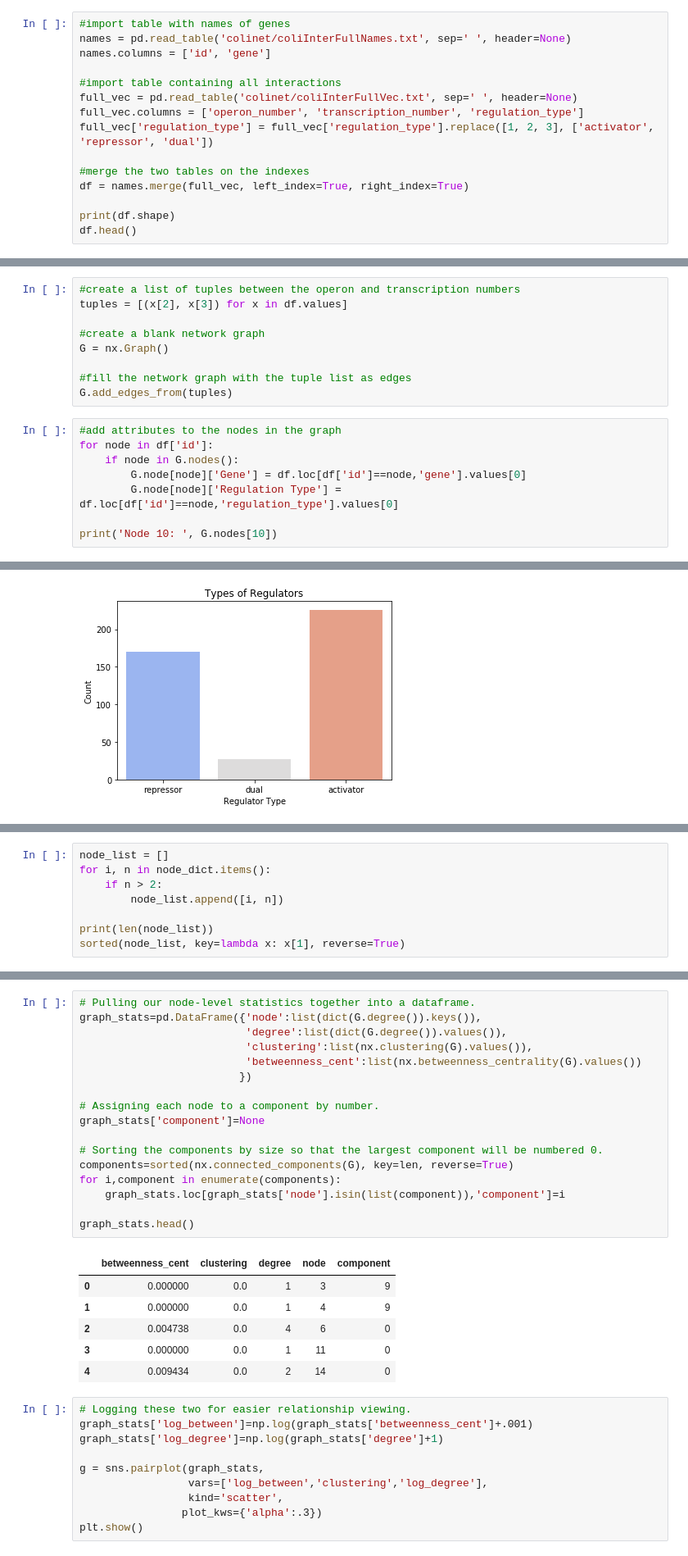
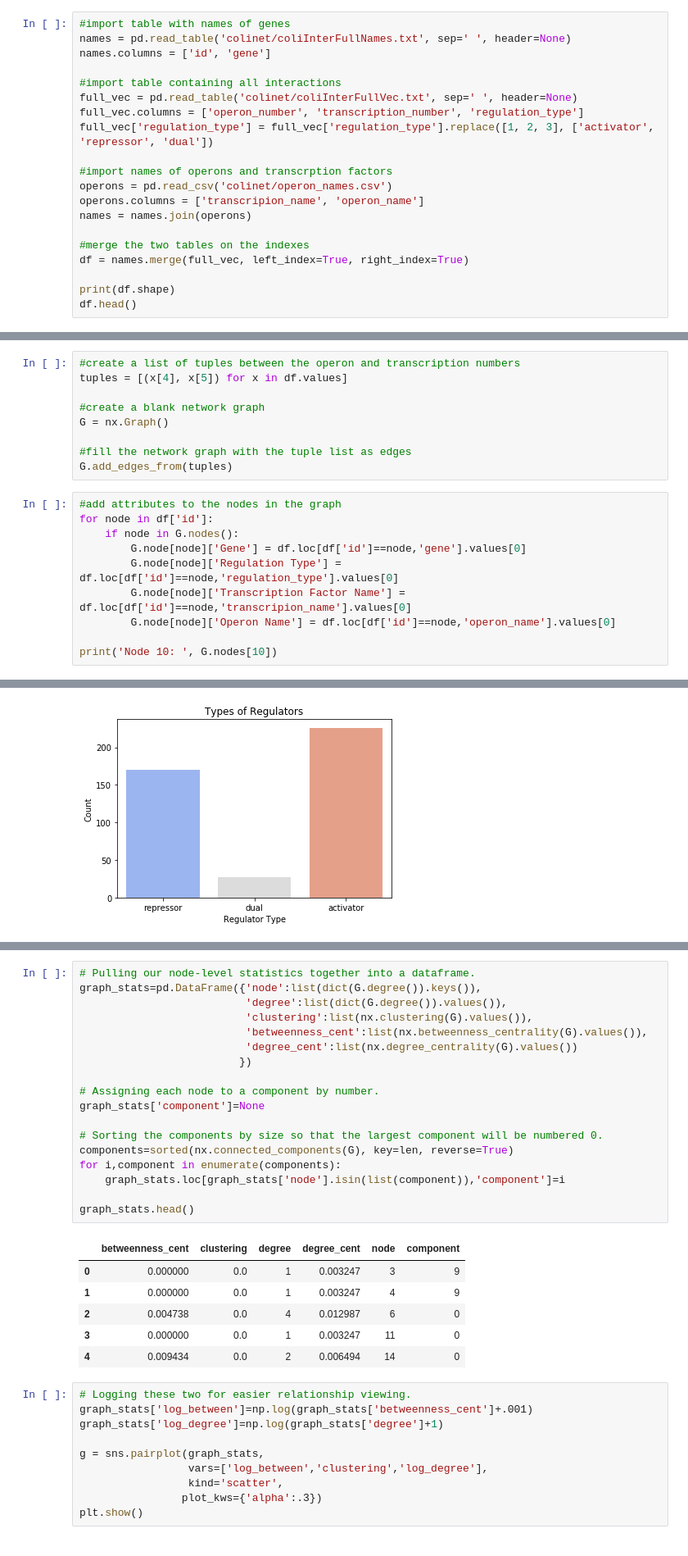
Before and after one commit to Trancefiend/Unit-6, a Jupyter notebook: Network Capstone 2.ipynb, the cells around one changed output, grey strips where cells are left out. Shown: that part at 82% size. Saved outputs shown, nothing was run; the diff lists cells and outputs as text.

```diff
--- a/Network Capstone 2.ipynb
+++ b/Network Capstone 2.ipynb
@@ -32,6 +32,11 @@ full_vec = pd.read_table('colinet/coliInterFullVec.txt', sep=' ', header=None)
 full_vec.columns = ['operon_number', 'transcription_number', 'regulation_type']
 full_vec['regulation_type'] = full_vec['regulation_type'].replace([1, 2, 3], ['activator', 'repressor', 'dual'])
 
+#import names of operons and transcrption factors
+operons = pd.read_csv('colinet/operon_names.csv')
+operons.columns = ['transcripion_name', 'operon_name']
+names = names.join(operons)
+
 #merge the two tables on the indexes
 df = names.merge(full_vec, left_index=True, right_index=True)
 
@@ -57,7 +64,7 @@ Unique transcription_number variables: 87
 Unique regulation_type variables: 3
 # %%
 #create a list of tuples between the operon and transcription numbers
-tuples = [(x[2], x[3]) for x in df.values]
+tuples = [(x[4], x[5]) for x in df.values]
 
 #create a blank network graph
 G = nx.Graph()
@@ -70,6 +77,8 @@ for node in df['id']:
     if node in G.nodes():
         G.node[node]['Gene'] = df.loc[df['id']==node,'gene'].values[0]
         G.node[node]['Regulation Type'] = df.loc[df['id']==node,'regulation_type'].values[0]
+        G.node[node]['Transcription Factor Name'] = df.loc[df['id']==node,'transcripion_name'].values[0]
+        G.node[node]['Operon Name'] = df.loc[df['id']==node,'operon_name'].values[0]
 
 print('Node 10: ', G.nodes[10])
 # %% [output]
@@ -141,11 +198,3 @@ plt.title('Connected components')
 plt.show()
 # %% [output]
 [figure]
-# %%
-node_list = []
-for i, n in node_dict.items():
-    if n > 2:
-        node_list.append([i, n])
-
-print(len(node_list))
-sorted(node_list, key=lambda x: x[1], reverse=True)
@@ -171,27 +201,28 @@ sorted(node_list, key=lambda x: x[1], reverse=True)
 # %%
 # Pulling our node-level statistics together into a dataframe.
 graph_stats=pd.DataFrame({'node':list(dict(G.degree()).keys()),
                           'degree':list(dict(G.degree()).values()),
                           'clustering':list(nx.clustering(G).values()),
-                          'betweenness_cent':list(nx.betweenness_centrality(G).values())
+                          'betweenness_cent':list(nx.betweenness_centrality(G).values()),
+                          'degree_cent':list(nx.degree_centrality(G).values())
                          })
 
 # Assigning each node to a component by number.
 graph_stats['component']=None
 
 # Sorting the components by size so that the largest component will be numbered 0.
 components=sorted(nx.connected_components(G), key=len, reverse=True)
 for i,component in enumerate(components):
     graph_stats.loc[graph_stats['node'].isin(list(component)),'component']=i
 
 graph_stats.head()
 # %% [output]
-|  | betweenness_cent | clustering | degree | node | component |
-| 0 | 0.000000 | 0.0 | 1 | 3 | 9 |
-| 1 | 0.000000 | 0.0 | 1 | 4 | 9 |
-| 2 | 0.004738 | 0.0 | 4 | 6 | 0 |
-| 3 | 0.000000 | 0.0 | 1 | 11 | 0 |
-| 4 | 0.009434 | 0.0 | 2 | 14 | 0 |
+|  | betweenness_cent | clustering | degree | degree_cent | node | component |
+| 0 | 0.000000 | 0.0 | 1 | 0.003247 | 3 | 9 |
+| 1 | 0.000000 | 0.0 | 1 | 0.003247 | 4 | 9 |
+| 2 | 0.004738 | 0.0 | 4 | 0.012987 | 6 | 0 |
+| 3 | 0.000000 | 0.0 | 1 | 0.003247 | 11 | 0 |
+| 4 | 0.009434 | 0.0 | 2 | 0.006494 | 14 | 0 |
 # %%
 # Logging these two for easier relationship viewing.
 graph_stats['log_between']=np.log(graph_stats['betweenness_cent']+.001)
```
Also changed, not shown: parts of 9 cells of this notebook.
